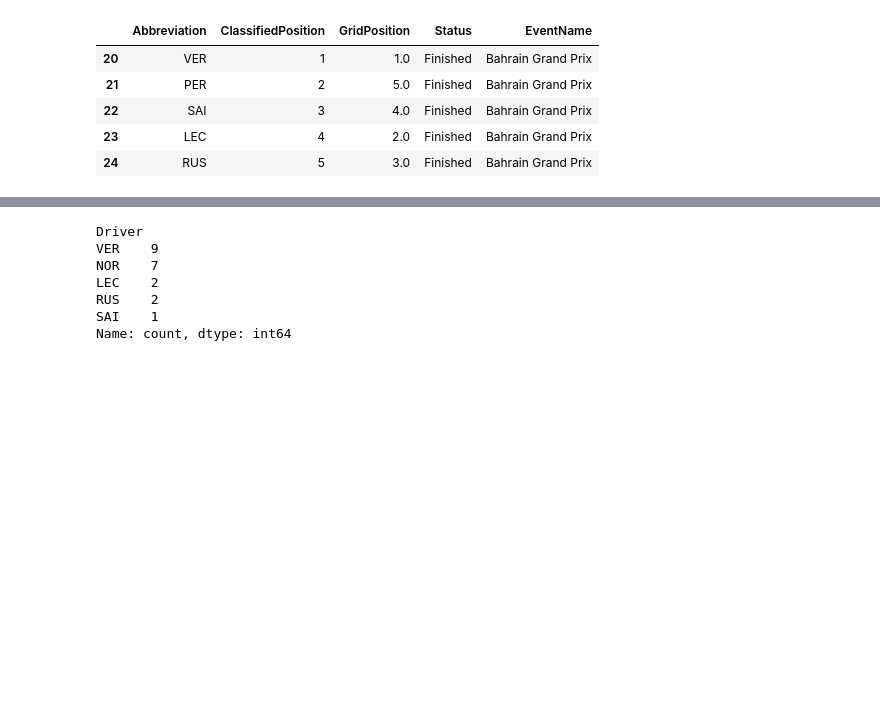
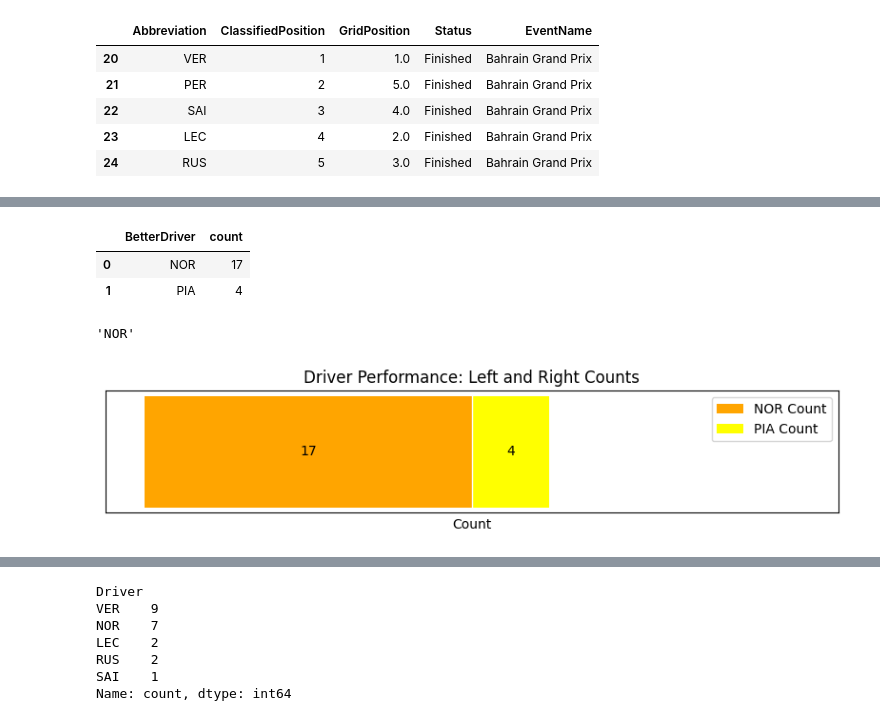
Before and after one commit to mihalisag/data-podium, a Jupyter notebook: f1_telemetry.ipynb, the cells around one changed output, grey strips where cells are left out. Drawn from its saved outputs; the diff is of its cells as text; code cells hidden in the pictures; blank space fills up the shorter version.

```diff
--- a/f1_telemetry.ipynb
+++ b/f1_telemetry.ipynb
@@ -311,0 +367,3 @@ quali_df.head()
+# %%
+# Pivot the DataFrame for easier comparison by EventName
+pivoted = quali_per_df.pivot(index='EventName', columns='Driver', values='Position')
@@ -311,0 +380,57 @@ quali_df.head()
+# %%
+# Add a column to indicate which driver has the lower position
+pivoted['BetterDriver'] = pivoted.idxmin(axis=1)  # Find the driver with the minimum position
+# %%
+outquali_df = pd.DataFrame(pivoted['BetterDriver'].value_counts())
+outquali_df = outquali_df.reset_index()
+outquali_df
+# %% [output]
+|  | BetterDriver | count |
+| 0 | NOR | 17 |
+| 1 | PIA | 4 |
+# %%
+better_driver = outquali_df.loc[outquali_df['count'].idxmax(), 'BetterDriver']
+better_driver
+# %% [output]
+'NOR'
+# %%
+drivers, counts = outquali_df['BetterDriver'], outquali_df['count']
+
+# Set the figure size for better spacing
+plt.figure(figsize=(8, 2))
+
+# Plot left bar for NOR (negative value to extend left), with smaller width (height)
+plt.barh(0, -counts[0], color='orange', label=f'{drivers[0]} Count', align='center')
+# Plot right bar for PIA (positive value to extend right), with smaller width (height)
+plt.barh(0, counts[1], color='yellow', label=f'{drivers[1]} Count', align='center')
+
+# Add labels and title
+plt.xlabel('Count')
+plt.title('Driver Performance: Left and Right Counts')
+
+# Add a vertical line at center (for visual separation)
+plt.axvline(0, color='white', linewidth=1)
+
+# Add the legend to differentiate the bars
+plt.legend()
+
+# Remove y-axis ticks (since we have only one row)
+plt.yticks([])
+
+# Remove x-axis ticks
+plt.xticks([])
+
+# Adjust the x-axis limits to give some space around the bars
+plt.xlim(-max(counts)-2, max(counts)+2)
+
+# Place the count values inside the bars
+# For the left bar
+plt.text(-counts[0]/2, 0, str(counts[0]), color='black', ha='center', va='center')
+# For the right bar
+plt.text(counts[1]/2, 0, str(counts[1]), color='black', ha='center', va='center')
+
+# Show plot
+plt.tight_layout()
+plt.show()
+# %% [output]
+[figure, added]
```
Also changed, not shown: parts of 14 cells of this notebook.
